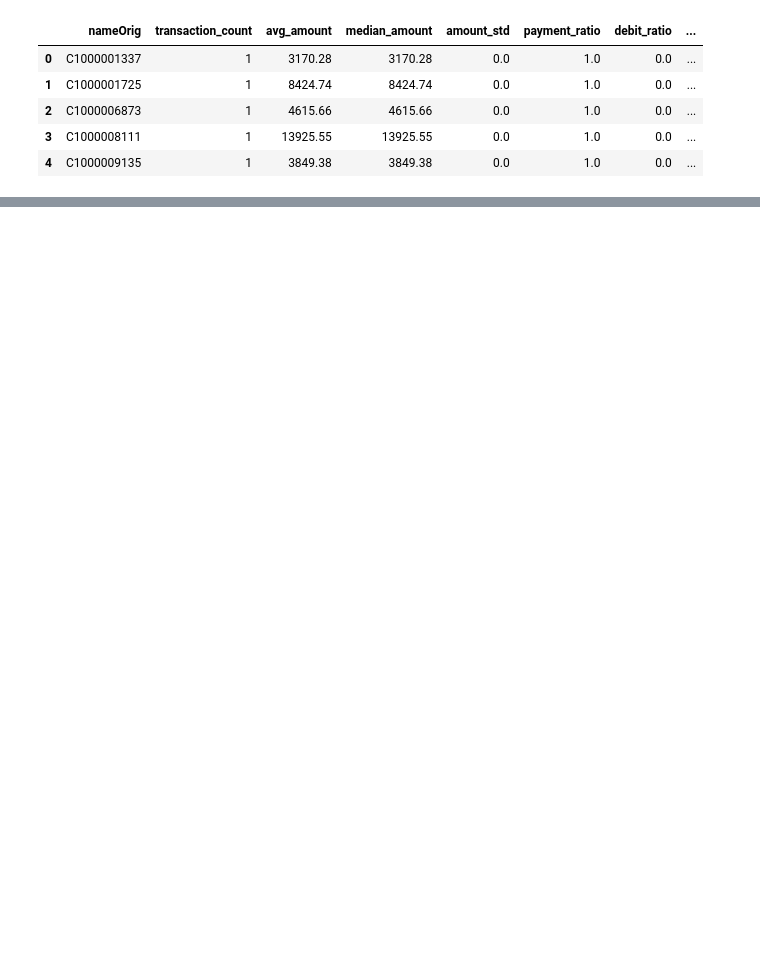
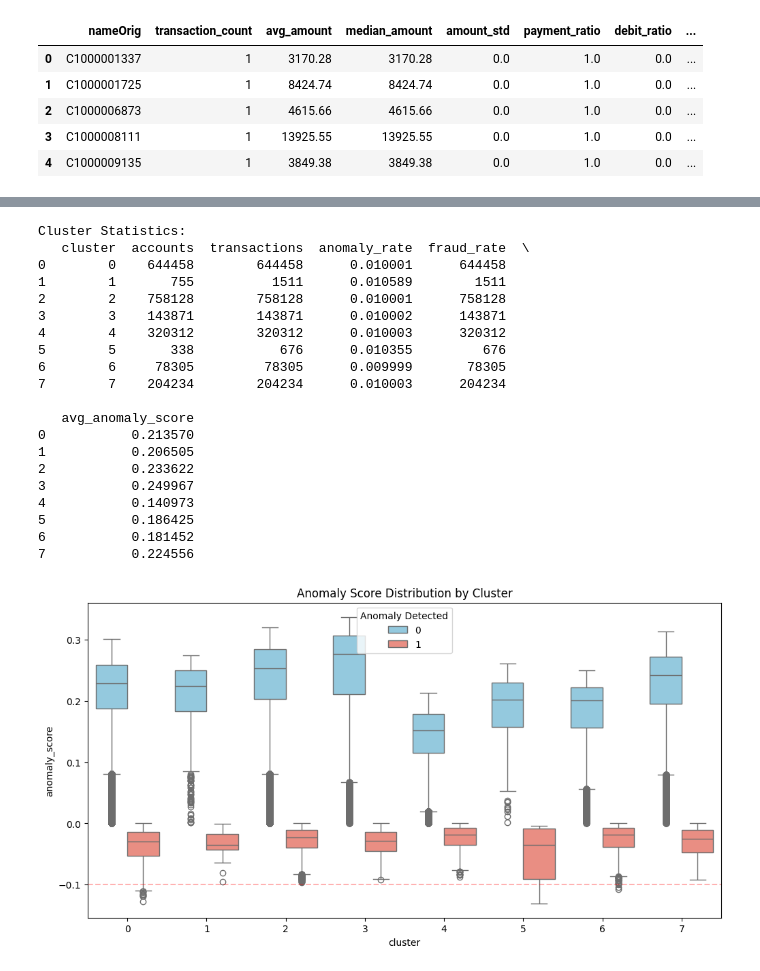
Before and after one commit to jotapeds/outlier_transactions_detection, a Jupyter notebook: analysis.ipynb, the cells around one changed output, grey strips where cells are left out. Cells and saved outputs as stored; diff of their text form; code cells hidden in the pictures; blank space fills up the shorter version.

```diff
--- a/analysis.ipynb
+++ b/analysis.ipynb
@@ -240,0 +214,2 @@ Selected clusters: 8
+# %%
+df['is_payment'] = (df['type'] == 'PAYMENT').astype(int)
@@ -240,0 +288,56 @@ Selected clusters: 8
+# %%
+if 'cluster' in df.index.names:
+    df = df.reset_index(level='cluster', drop=True)
+
+cluster_stats = df.groupby('cluster').agg(
+    accounts=('nameOrig', 'nunique'),
+    transactions=('amount', 'count'),
+    anomaly_rate=('is_anomaly', 'mean'),
+    fraud_rate=('isFraud', 'mean') if 'isFraud' in df.columns else ('amount', 'count'),
+    avg_anomaly_score=('anomaly_score', 'mean')
+).reset_index()
+
+print("\nCluster Statistics:")
+print(cluster_stats)
+
+# Visualize anomaly scores
+plt.figure(figsize=(12, 6))
+sns.boxplot(
+    x='cluster',
+    y='anomaly_score',
+    hue='is_anomaly',
+    data=df,
+    palette={0: "skyblue", 1: "salmon"}
+)
+plt.title('Anomaly Score Distribution by Cluster')
+plt.axhline(y=-0.1, color='r', linestyle='--', alpha=0.3)
+plt.legend(title='Anomaly Detected')
+plt.show()
+
+# Fraud detection performance
+if 'isFraud' in df.columns:
+    fraud_cases = df[df['isFraud'] == 1]
+    detection_rate = fraud_cases['is_anomaly'].mean()
+    print(f"\nFraud Detection Rate: {detection_rate:.2%}")
+# %% [output]
+Cluster Statistics:
+   cluster  accounts  transactions  anomaly_rate  fraud_rate  \
+0        0    644458        644458      0.010001      644458
+1        1       755          1511      0.010589        1511
+2        2    758128        758128      0.010001      758128
+3        3    143871        143871      0.010002      143871
+4        4    320312        320312      0.010003      320312
+5        5       338           676      0.010355         676
+6        6     78305         78305      0.009999       78305
+7        7    204234        204234      0.010003      204234
+
+   avg_anomaly_score
+0           0.213570
+1           0.206505
+2           0.233622
+3           0.249967
+4           0.140973
+5           0.186425
+6           0.181452
+7           0.224556
+[figure, added]
```
Also changed, not shown: parts of 18 cells of this notebook, 2 other files.
